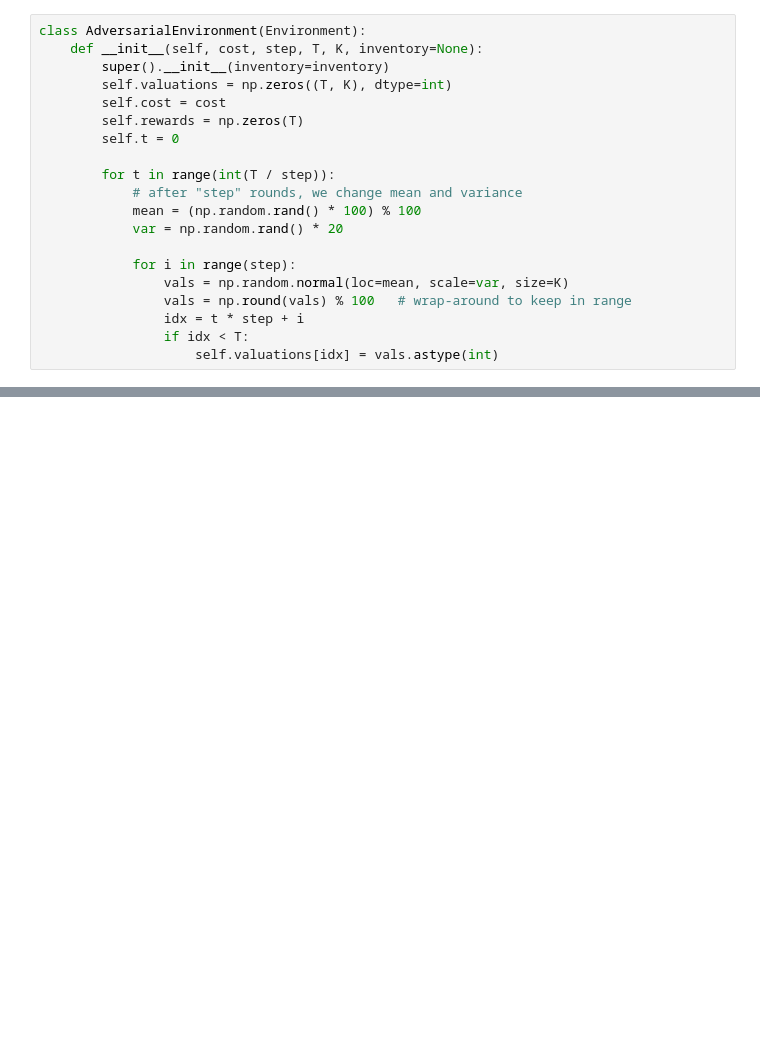
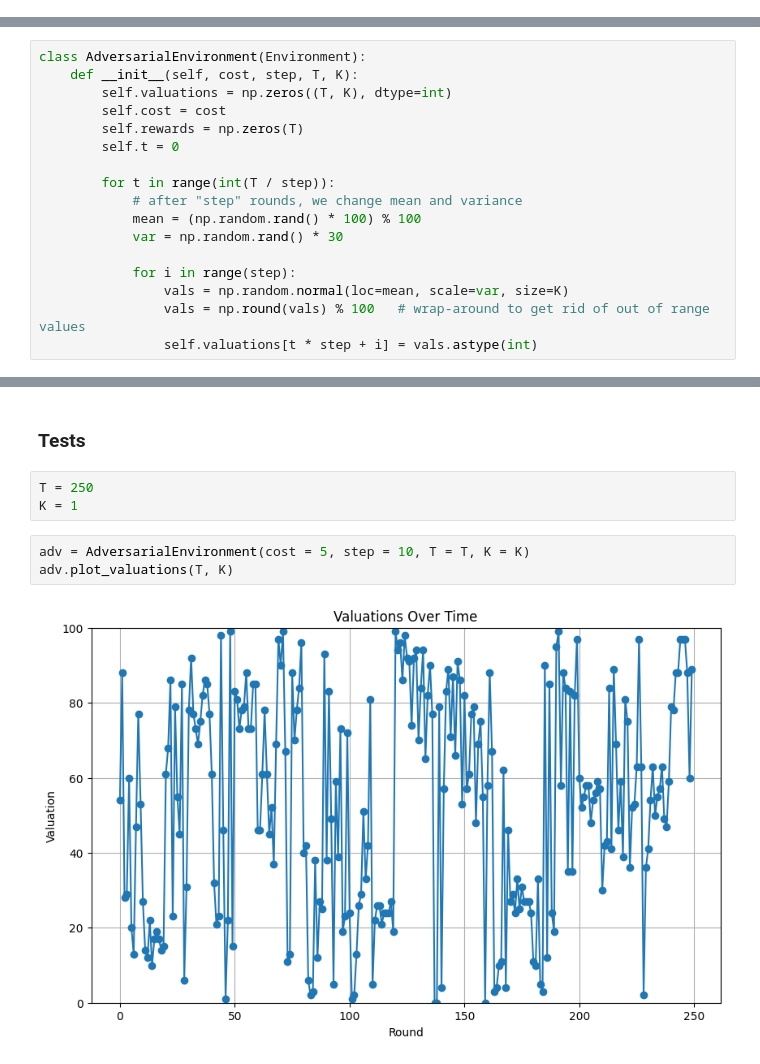
Before and after one commit to alessandrom10/Online_Learning_Applications_Project, a Jupyter notebook: Req_3/req3.ipynb, the cells around one changed output, grey strips where cells are left out. Saved outputs shown, nothing was run; the diff lists cells and outputs as text; blank space fills up the shorter version.

```diff
--- a/Req_3/req3.ipynb
+++ b/Req_3/req3.ipynb
@@ -83,20 +0,0 @@ class StochasticEnvironment(Environment):
-# %%
-class AdversarialEnvironment(Environment):
-    def __init__(self, cost, step, T, K, inventory=None):
-        super().__init__(inventory=inventory)
-        self.valuations = np.zeros((T, K), dtype=int)
-        self.cost = cost
-        self.rewards = np.zeros(T)
-        self.t = 0
-
-        for t in range(int(T / step)):
-            # after "step" rounds, we change mean and variance
-            mean = (np.random.rand() * 100) % 100
-            var = np.random.rand() * 20
-
-            for i in range(step):
-                vals = np.random.normal(loc=mean, scale=var, size=K)
-                vals = np.round(vals) % 100   # wrap-around to keep in range
-                idx = t * step + i
-                if idx < T:
-                    self.valuations[idx] = vals.astype(int)
@@ -959,0 +44,17 @@ array([ 2918., 47082.])
+# %%
+class AdversarialEnvironment(Environment):
+    def __init__(self, cost, step, T, K):
+        self.valuations = np.zeros((T, K), dtype=int)
+        self.cost = cost
+        self.rewards = np.zeros(T)
+        self.t = 0
+
+        for t in range(int(T / step)):
+            # after "step" rounds, we change mean and variance
+            mean = (np.random.rand() * 100) % 100
+            var = np.random.rand() * 30
+
+            for i in range(step):
+                vals = np.random.normal(loc=mean, scale=var, size=K)
+                vals = np.round(vals) % 100   # wrap-around to get rid of out of range values
+                self.valuations[t * step + i] = vals.astype(int)
@@ -959,0 +90,10 @@ array([ 2918., 47082.])
+# %% [markdown]
+### Tests
+# %%
+T = 250
+K = 1
+# %%
+adv = AdversarialEnvironment(cost = 5, step = 10, T = T, K = K)
+adv.plot_valuations(T, K)
+# %% [output]
+[figure, added]
```
Also changed, not shown: parts of 62 cells of this notebook.
